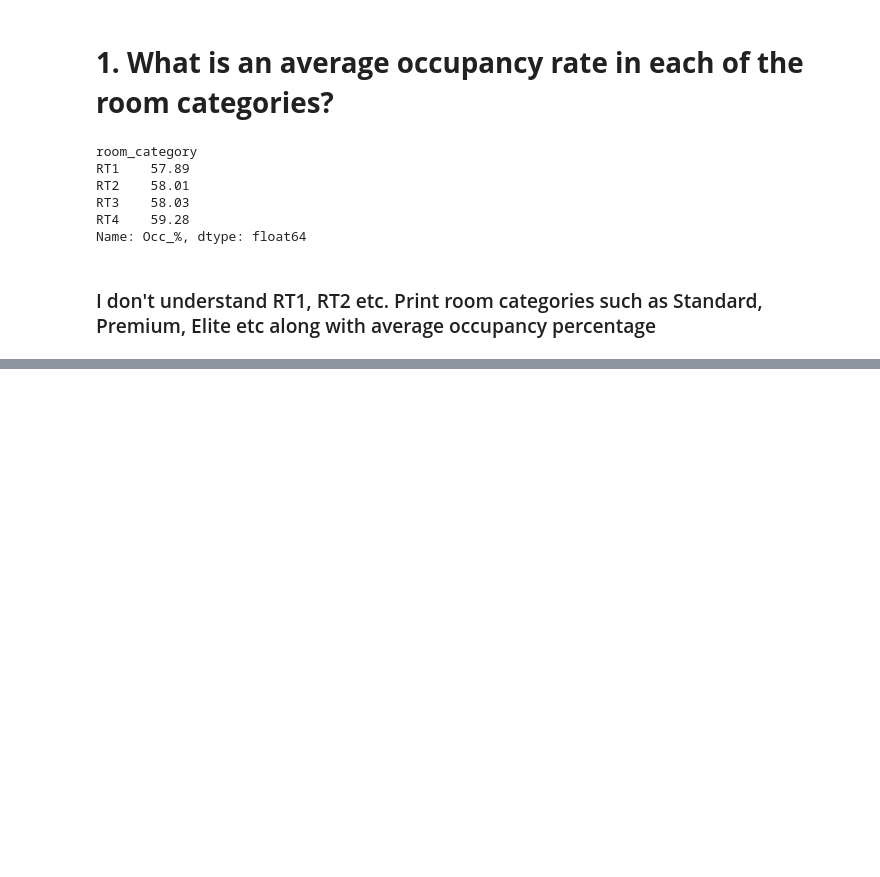
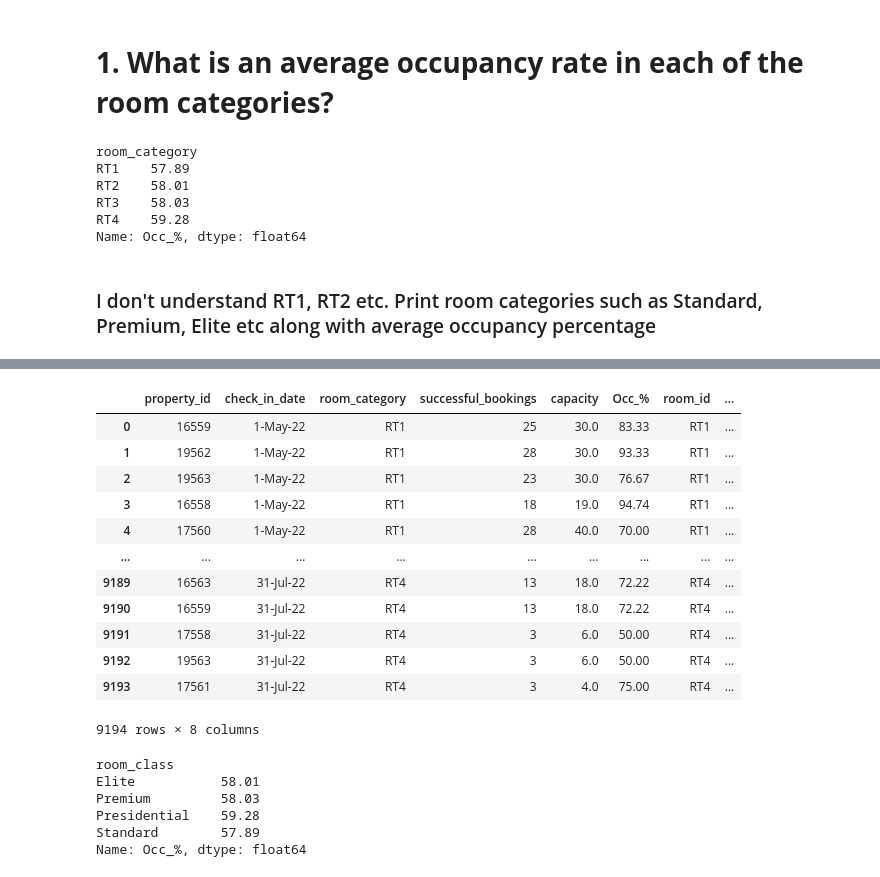
Before and after one commit to leon0113/Hotel_chain_Data_analytics_project, a Jupyter notebook: Atliq_hotel_EDA.ipynb, the cells around one changed output, grey strips where cells are left out. Saved outputs shown, nothing was run; the diff lists cells and outputs as text; code cells hidden in the pictures; blank space fills up the shorter version.

```diff
--- a/Atliq_hotel_EDA.ipynb
+++ b/Atliq_hotel_EDA.ipynb
@@ -376,0 +374,27 @@ Name: Occ_%, dtype: float64
+# %%
+#merge
+df = pd.merge(df_agg_bookings, df_rooms, left_on="room_category", right_on="room_id")
+df
+# %% [output]
+|  | property_id | check_in_date | room_category | successful_bookings | capacity | Occ_% | room_id | ... |
+| 0 | 16559 | 1-May-22 | RT1 | 25 | 30.0 | 83.33 | RT1 | ... |
+| 1 | 19562 | 1-May-22 | RT1 | 28 | 30.0 | 93.33 | RT1 | ... |
+| 2 | 19563 | 1-May-22 | RT1 | 23 | 30.0 | 76.67 | RT1 | ... |
+| 3 | 16558 | 1-May-22 | RT1 | 18 | 19.0 | 94.74 | RT1 | ... |
+| 4 | 17560 | 1-May-22 | RT1 | 28 | 40.0 | 70.00 | RT1 | ... |
+| ... | ... | ... | ... | ... | ... | ... | ... | ... |
+| 9189 | 16563 | 31-Jul-22 | RT4 | 13 | 18.0 | 72.22 | RT4 | ... |
+| 9190 | 16559 | 31-Jul-22 | RT4 | 13 | 18.0 | 72.22 | RT4 | ... |
+| 9191 | 17558 | 31-Jul-22 | RT4 | 3 | 6.0 | 50.00 | RT4 | ... |
+| 9192 | 19563 | 31-Jul-22 | RT4 | 3 | 6.0 | 50.00 | RT4 | ... |
+| 9193 | 17561 | 31-Jul-22 | RT4 | 3 | 4.0 | 75.00 | RT4 | ... |
+9194 rows × 8 columns
+# %%
+df.groupby("room_class")["Occ_%"].mean().round(2)
+# %% [output]
+room_class
+Elite           58.01
+Premium         58.03
+Presidential    59.28
+Standard        57.89
+Name: Occ_%, dtype: float64
```
Also changed, not shown: parts of 38 cells of this notebook.
